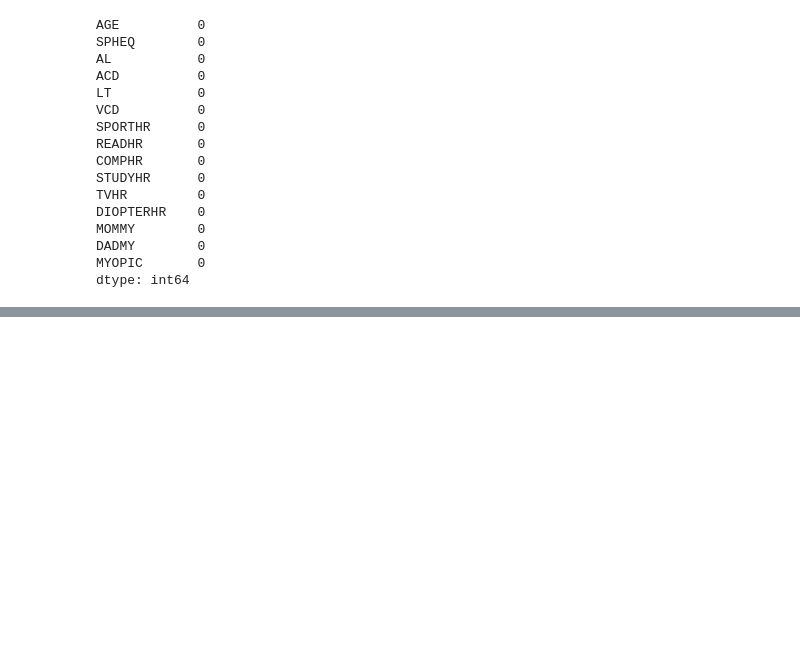
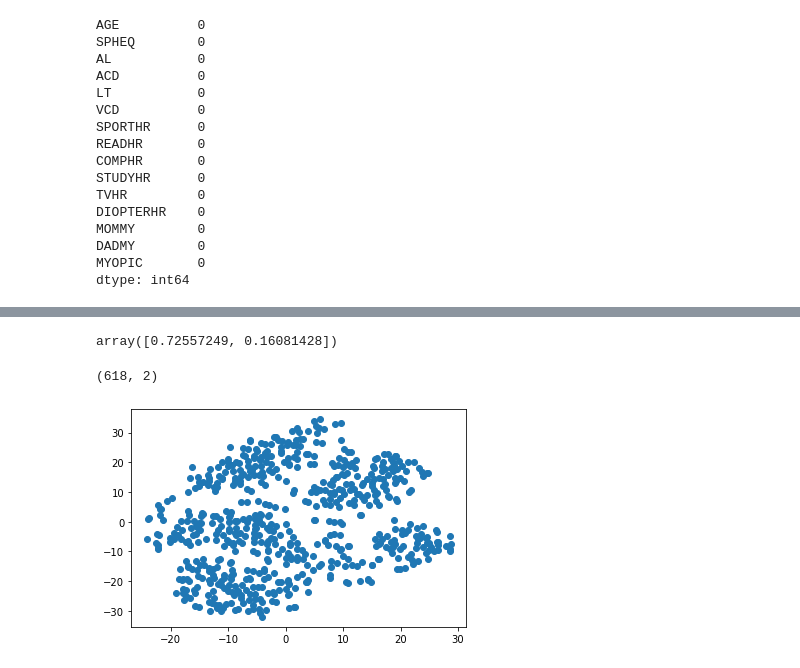
Before and after one commit to Master-Leo/Unsupervised-Machine-Learning-Challenge, a Jupyter notebook: myopia.ipynb, the cells around one changed output, grey strips where cells are left out. Drawn from its saved outputs; the diff is of its cells as text; code cells hidden in the pictures; blank space fills up the shorter version.

Commit message:
'created pca + tsne variance'

```diff
--- a/myopia.ipynb
+++ b/myopia.ipynb
@@ -77,0 +97,3 @@ y = df['MYOPIC']
+# %%
+scaler = StandardScaler()
+scaled_data = scaler.fit_transform(X)
@@ -77,0 +120,23 @@ y = df['MYOPIC']
+# %%
+# Fetch the explained variance
+pca.explained_variance_ratio_
+# %% [output]
+array([0.72557249, 0.16081428])
+# %%
+pca = PCA(n_components=0.95)
+pca_transformed_data = pca.fit_transform(scaled_data)
+# %%
+tsne = TSNE(learning_rate=100)
+transformed_features = tsne.fit_transform(pca_transformed_data)
+# %%
+transformed_features.shape
+# %% [output]
+(618, 2)
+# %%
+X["x"] = transformed_features[:,0]
+X["y"] = transformed_features[:,1]
+# %%
+plt.scatter(X["x"], X["y"])
+plt.show()
+# %% [output]
+[figure, added]
```
Also changed, not shown: parts of 9 cells of this notebook.
